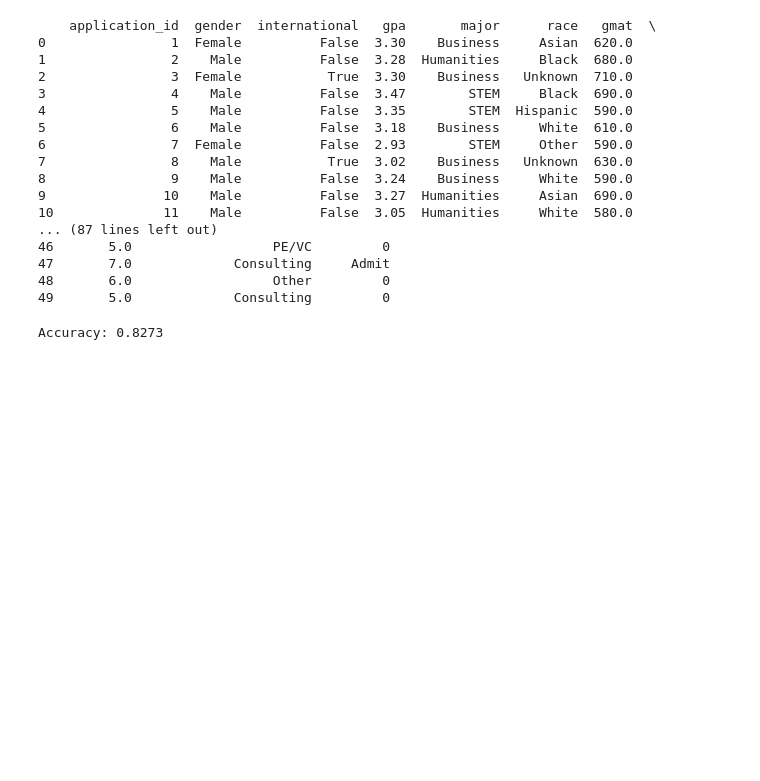
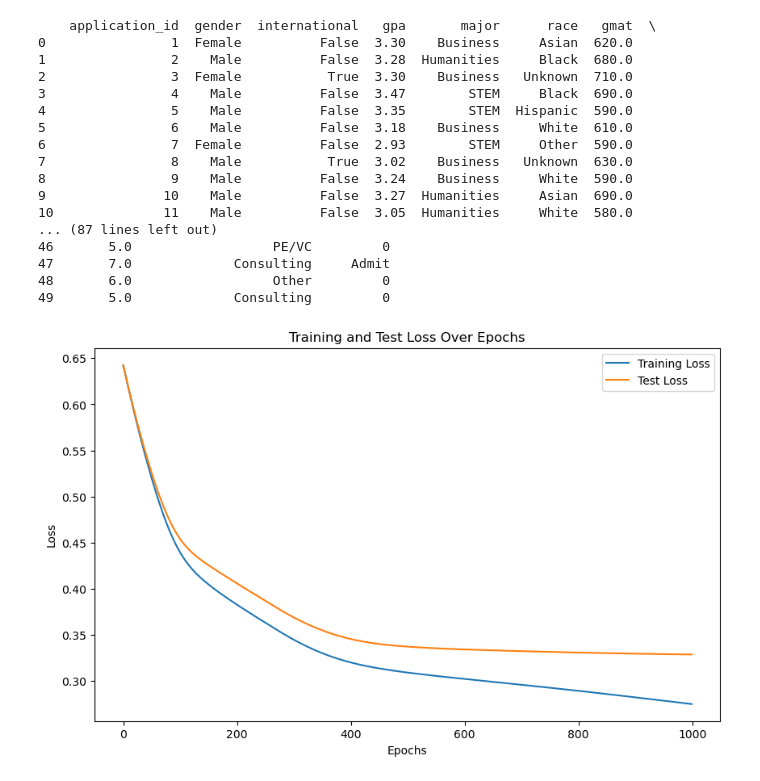
Before and after one commit to Ahan-Trivedi2/ML-Mini-Project-1, a Jupyter notebook: mini_project_1_Ahan_Trivedi.ipynb, the cells around one changed output. Drawn from its saved outputs; the diff is of its cells as text; code cells hidden in the pictures; blank space fills up the shorter version.

Commit message:
Got three visuals and metrics, still need to refine code, show experimentation, and clean up notebook.

```diff
--- a/mini_project_1_Ahan_Trivedi.ipynb
+++ b/mini_project_1_Ahan_Trivedi.ipynb
@@ -36,6 +36,7 @@ from sklearn.model_selection import train_test_split # Import test-train split f
 from sklearn.preprocessing import StandardScaler # Import feature scaling feature
 from sklearn.metrics import accuracy_score, precision_score, recall_score # Import metrics
 import matplotlib.pyplot as plt # Import matplotlib for graphing
+import numpy as np
 
 # Step 1: Load and Preprocess the data
 
@@ -64,13 +65,16 @@ y_test_tensor = torch.LongTensor(y_test.values)  # Convert test labels to LongTe
 class MLP(nn.Module): # Define a class for the MLP model, inheriting from the nn.Module framework
     def __init__(self, input_size): # Initialize the model with the input size
         super(MLP, self).__init__() # Allows MLP class to initialize any properties defined in nn.Module
-        self.fc1 = nn.Linear(input_size, 128) # First layer with input size (based on columns of the df) and 128 neurons (output)
-        self.fc2 = nn.Linear(128, 64) # Second layer with 128 input neurons and 64 output neurons
-        self.fc3 = nn.Linear(64, 2) # Output layer with 64 input neurons and 2 output classes
+        self.fc1 = nn.Linear(input_size, 128) # First layer with input size (based on columns of the df) and 256 neurons (output)
+        self.fc2 = nn.Linear(128, 64) # Second layer with 256 input neurons and 128 output neurons
+        self.fc3 = nn.Linear(64, 2)  # Output layer
         self.relu = nn.ReLU() # Initializes the ReLU activaton function to introduce non-linearity into the model
+        self.dropout = nn.Dropout(p=0.5) # Add dropout
     def forward(self, x): # Define the forward pass
         x = self.relu(self.fc1(x)) # Apply the first layer and ReLU activation
+        x = self.dropout(x)
         x = self.relu(self.fc2(x)) # Apply the second layer and ReLU activation
+        x = self.dropout(x)
         x = self.fc3(x) # Pass through the output layer
         return x # Return the final output
 
@@ -82,10 +86,13 @@ model = MLP(input_size) # Create an instance of the MLP model
 # Step 4: Set up the loss function and optimizer
 
 criterion = nn.CrossEntropyLoss() # Define the loss function
-optimizer = optimizer.Adam(model.parameters(), lr=0.001)  # Set up the Adam optimizer with a learning rate of 0.001 (this is useful for the backward pass)
+optimizer = optimizer.Adam(model.parameters(), lr=0.0001)  # Set up the Adam optimizer with a learning rate of 0.001 (this is useful for the backward pass)
 
 # Step 5: Train the model
 num_epochs = 1000 # Determine how many epochs of the model we want
+train_losses = [] # List to store training losses
+test_losses = [] # List to store testing losses
+predicted_labels = []
 for epoch in range(num_epochs): # Loop over each epoch
     model.train # set the model to training mode
     optimizer.zero_grad()  # Clear gradients from the previous step
@@ -94,12 +101,27 @@ for epoch in range(num_epochs): # Loop over each epoch
     loss.backward()  # Backpropagate the loss to compute gradients
     optimizer.step()  # Update model parameters based on computed gradients
 
-# Step 6: Evaluate the model
-model.eval() # Set the model to evaluation mode
-with torch.no_grad():  # Disable gradient calculation for evaluation
-    y_pred = model(X_test_tensor)  # Get model predictions on the test set
-    _, predicted = torch.max(y_pred.data, 1)  # Get the predicted class index (0 or 1)
-    accuracy = accuracy_score(y_test_tensor, predicted)  # Calculate accuracy of predictions
-    print(f'Accuracy: {accuracy:.4f}')  # Print the accuracy
+    # Store training loss
+    train_losses.append(loss.item())
+
+    # Evaluate the model
+    model.eval() # Set the model to evaluation mode
+    with torch.no_grad():  # Disable gradient calculation for evaluation
+        test_outputs = model(X_test_tensor)  # Forward pass on test data
+        test_loss = criterion(test_outputs, y_test_tensor)  # Compute test loss
+        test_losses.append(test_loss.item())  # Store test loss
+
+        # Get predicted labels (choose class with highest score)
+        _, predicted = torch.max(test_outputs, 1)
-# %% [output]
-Accuracy: 0.8273
+# %%
+# Step 6: Plot the losses
+plt.figure(figsize=(10, 6))
+plt.plot(train_losses, label='Training Loss')
+plt.plot(test_losses, label='Test Loss')
+plt.xlabel('Epochs')
+plt.ylabel('Loss')
+plt.title('Training and Test Loss Over Epochs')
+plt.legend()
+plt.show()
+# %% [output]
+[figure, added]
```
Also changed, not shown: parts of 2 cells of this notebook.
